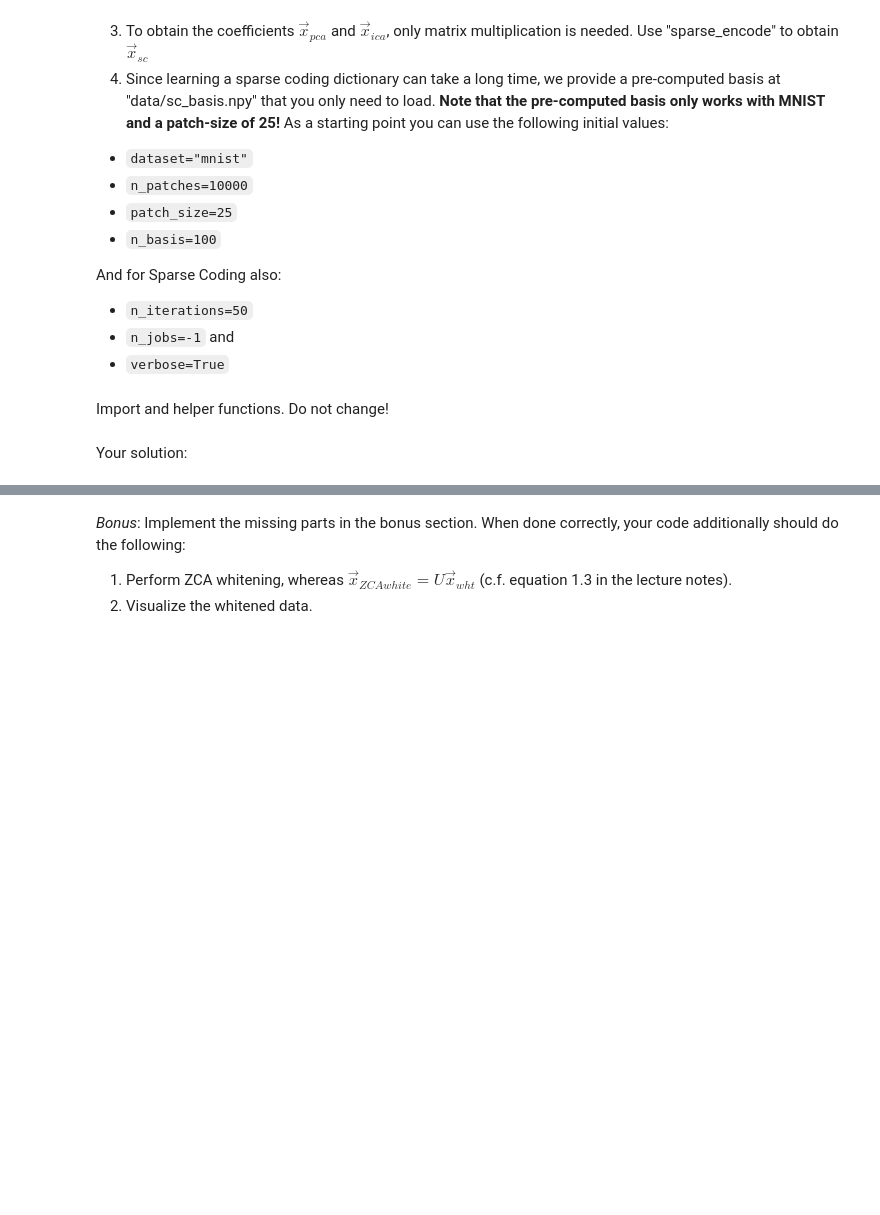
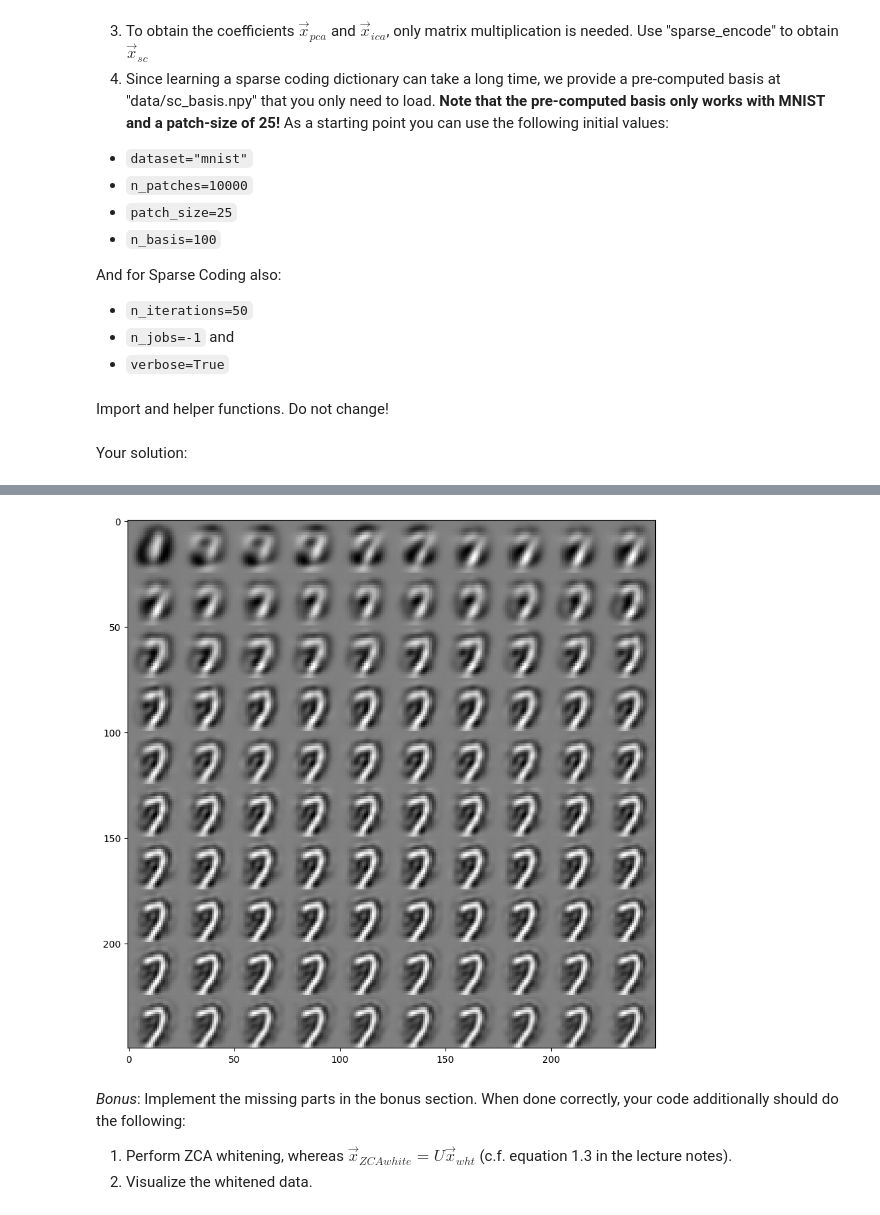
Before and after one commit to shazib111/PCA-ICA-and-Sparse-Coding, a Jupyter notebook: exercise_1.ipynb, the cells around one changed output, grey strips where cells are left out. Saved outputs shown, nothing was run; the diff lists cells and outputs as text; code cells hidden in the pictures; blank space fills up the shorter version.

```diff
--- a/exercise_1.ipynb
+++ b/exercise_1.ipynb
@@ -196,39 +215,49 @@ reconstructions = []
 def sparse_coding_reconstruction(random_patch, basis, reconstructions, n_basis):
     for i in range(n_basis):
         # TODO: only use the first i basis vectors
+        # (basis is unordered for sparse coding, so use the i+1 basis vectors
+        #  with the highest absolute coefficients, see numpy.argsort)
         # TODO: compute the coefficients
         # From sparse_encode documentation. The output of sparse_encode
         # X ~= code * dictionary
-        coef = -1
+        code = sparse_encode(random_patch.reshape(1, -1), basis)    # shape (1, n_basis)
+        idx = np.argsort(np.abs(code[0]))[::-1][:i+1]               # i+1 largest |coefficients|
+        coef = np.zeros_like(code)                                  # all other coefficients are zero
+        coef[0, idx] = code[0, idx]
         # TODO: compute the reconstruction
-        x_recon = -1
+        x_recon = np.matmul(coef, basis)[0]                         # shape (patch_size**2,)
         reconstructions.append(x_recon)
 
     return reconstructions
 
 def linear_reconstruction(random_patch, basis, reconstructions, n_basis):
     for i in range(n_basis):
         # TODO: only use the first i basis vectors
+        basis_i = basis[:i+1]                                       # shape (i+1, patch_size**2)
         # TODO: compute the inverse basis
+        inv_basis = np.linalg.pinv(basis_i)                         # shape (patch_size**2, i+1)
         # TODO: compute the coefficients
+        coef = np.matmul(random_patch, inv_basis)                   # shape (i+1,)
         # TODO: compute the reconstruction
-        x_recon = -1
+        x_recon = np.matmul(coef, basis_i)                          # shape (patch_size**2,)
         reconstructions.append(x_recon)
 
     return reconstructions
 
 if method == 'sc':
     reconstructions = sparse_coding_reconstruction(
         random_patch, basis, reconstructions, n_basis
     )
 else:
     reconstructions = linear_reconstruction(
         random_patch, basis, reconstructions, n_basis
     )
 reconstructions = np.stack(reconstructions)
 
 # TODO show the reconstructed patch
 show_in_grid(reconstructions, patch_size, patch_size)
+# %% [output]
+[figure, added]
 # %% [markdown]
 *Bonus*: Implement the missing parts in the bonus section. When done correctly, your code additionally should do the following:
 1. Perform ZCA whitening, whereas $\vec{x}_{ZCAwhite}=U\vec{x}_{wht}$ (c.f. equation 1.3 in the lecture notes).
```
Also changed, not shown: parts of 5 cells of this notebook.
